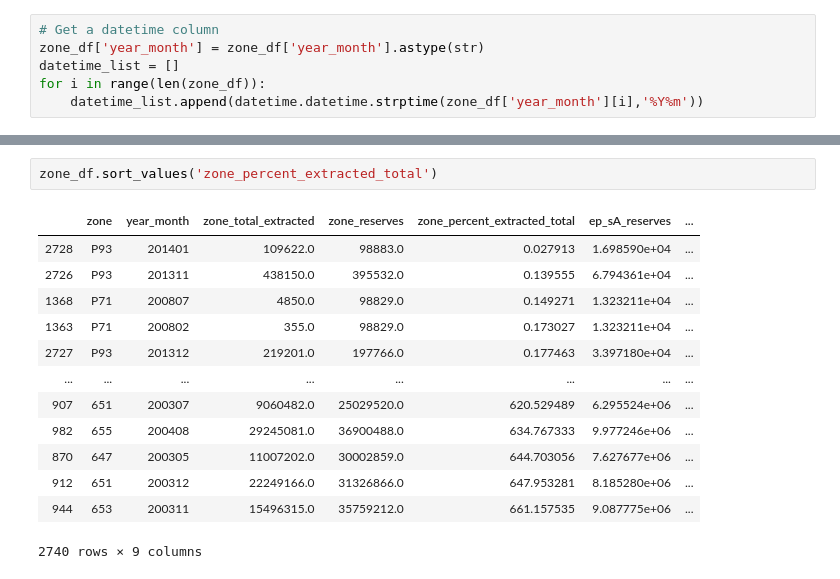
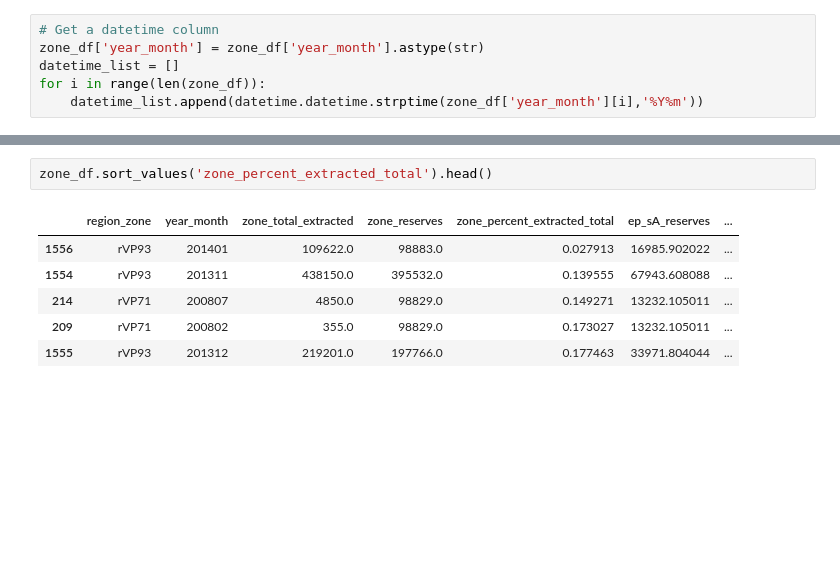
Before and after one commit to ngoodweiler/Data-Analytics-Final_Project, a Jupyter notebook: zone_visualizations.ipynb, the cells around one changed output, grey strips where cells are left out. Saved outputs shown, nothing was run; the diff lists cells and outputs as text; blank space fills up the shorter version.

```diff
--- a/zone_visualizations.ipynb
+++ b/zone_visualizations.ipynb
@@ -44,18 +44,11 @@ zone_df.head()
 # %%
-zone_df.sort_values('zone_percent_extracted_total')
+zone_df.sort_values('zone_percent_extracted_total').head()
 # %% [output]
-|  | zone | year_month | zone_total_extracted | zone_reserves | zone_percent_extracted_total | ep_sA_reserves | ... |
-| 2728 | P93 | 201401 | 109622.0 | 98883.0 | 0.027913 | 1.698590e+04 | ... |
-| 2726 | P93 | 201311 | 438150.0 | 395532.0 | 0.139555 | 6.794361e+04 | ... |
-| 1368 | P71 | 200807 | 4850.0 | 98829.0 | 0.149271 | 1.323211e+04 | ... |
-| 1363 | P71 | 200802 | 355.0 | 98829.0 | 0.173027 | 1.323211e+04 | ... |
-| 2727 | P93 | 201312 | 219201.0 | 197766.0 | 0.177463 | 3.397180e+04 | ... |
-| ... | ... | ... | ... | ... | ... | ... | ... |
-| 907 | 651 | 200307 | 9060482.0 | 25029520.0 | 620.529489 | 6.295524e+06 | ... |
-| 982 | 655 | 200408 | 29245081.0 | 36900488.0 | 634.767333 | 9.977246e+06 | ... |
-| 870 | 647 | 200305 | 11007202.0 | 30002859.0 | 644.703056 | 7.627677e+06 | ... |
-| 912 | 651 | 200312 | 22249166.0 | 31326866.0 | 647.953281 | 8.185280e+06 | ... |
-| 944 | 653 | 200311 | 15496315.0 | 35759212.0 | 661.157535 | 9.087775e+06 | ... |
+|  | region_zone | year_month | zone_total_extracted | zone_reserves | zone_percent_extracted_total | ep_sA_reserves | ... |
+| 1556 | rVP93 | 201401 | 109622.0 | 98883.0 | 0.027913 | 16985.902022 | ... |
+| 1554 | rVP93 | 201311 | 438150.0 | 395532.0 | 0.139555 | 67943.608088 | ... |
+| 214 | rVP71 | 200807 | 4850.0 | 98829.0 | 0.149271 | 13232.105011 | ... |
+| 209 | rVP71 | 200802 | 355.0 | 98829.0 | 0.173027 | 13232.105011 | ... |
+| 1555 | rVP93 | 201312 | 219201.0 | 197766.0 | 0.177463 | 33971.804044 | ... |
-2740 rows × 9 columns
 # %%
 month_data = pd.read_csv('Resources/month_days.csv',index_col=False)
```
Also changed, not shown: parts of 20 cells of this notebook, 9 other files.
